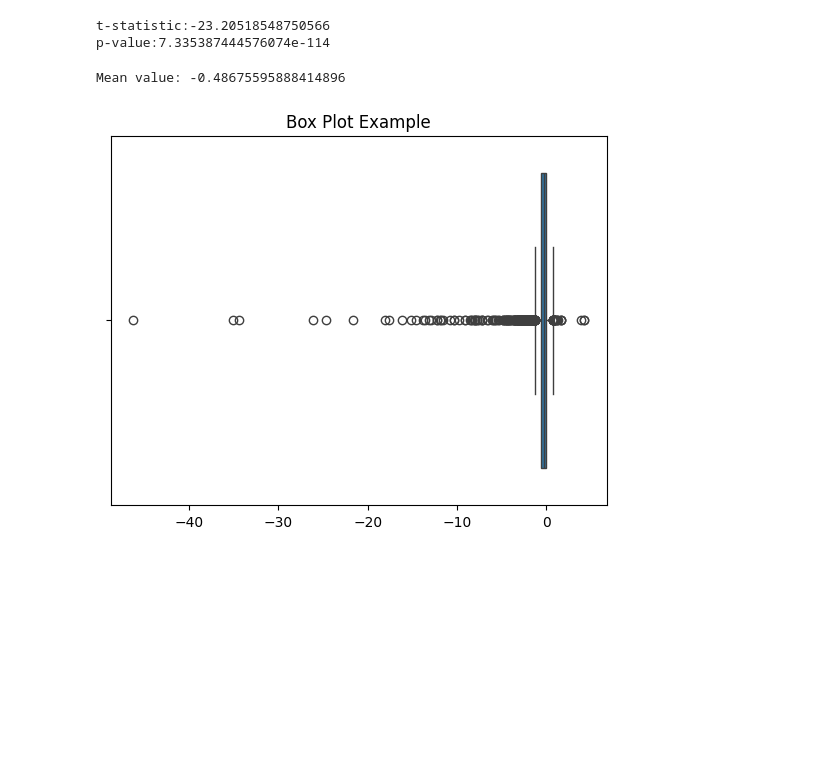
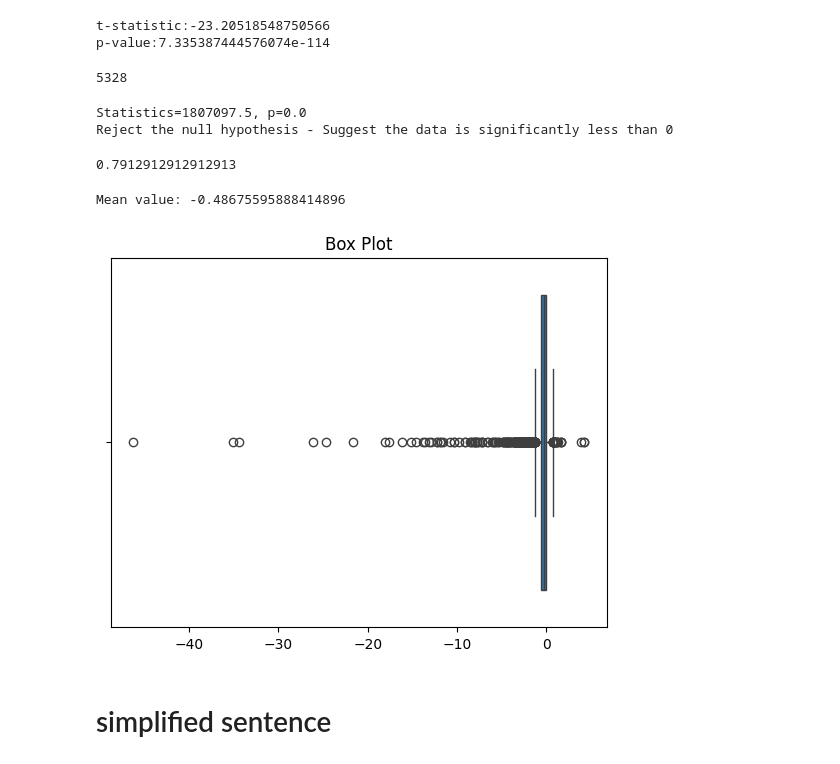
Before and after one commit to JiaxinQin0814/Ripple_Effect_Analysis, a Jupyter notebook: factors_experiments/factors.ipynb, the cells around one changed output. Drawn from its saved outputs; the diff is of its cells as text; code cells hidden in the pictures; blank space fills up the shorter version.

Commit message:
over ripple and simplified sentence

```diff
--- a/factors_experiments/factors.ipynb
+++ b/factors_experiments/factors.ipynb
@@ -86,21 +89,3 @@ def calculate_answer_probability(
 test_data_path = "/home/qjx0814/Ripple_Effect_Analysis/RippleEdits/InitialExperiments/prompt_data.json"
 with open(test_data_path,"r") as json_file:
     test_data = json.load(json_file)
-# %%
-import openai
-openai.api_key = "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"
-system_context = "Please simplify the following sentence to make it more easy to understand, here is an example\nOriginal sentence:'The name of the currency in the country of citizenship of Leonardo DiCaprio is'\n Modified sentence:'The currency Leonardo DiCaprio use is'"
-prompt = "The name of the continent which the country of citizenship of Taylor Swift is part of is"
-
-completion = openai.ChatCompletion.create(
-    model='gpt-4',
-    messages=[
-        {"role": "system", "content":system_context},
-        {"role": "user", "content": prompt},
-    ],
-    max_tokens=100,
-    stop=["\n"]
-)
-
-response_text = completion.choices[0].message['content']
-print(response_text)
@@ -110,7 +93,8 @@ The continent where Taylor Swift's citizenship country is located is
 # test negation curse at scale: about 1 hour
 from tqdm import tqdm
 negation_results = []
-negation_results_path = "negation_overripple_results.json"
+negation_results_path = "negation_overripple_simplified_sentence_results.json"
+system_context = "Please simplify the following sentence to make it more easy to understand, here is an example\nOriginal sentence:'The name of the currency in the country of citizenship of Leonardo DiCaprio is'\n Modified sentence:'The currency Leonardo DiCaprio use is'"
 
 all_queris = []
 for each_edit in test_data:
@@ -144,7 +128,20 @@ for one_data in tqdm(test_data):
         results_before = calculate_answer_probability(model,tokenizer,query['compositional_query']['prompt'],[query['compositional_query']['answer']])
         results_not_before = calculate_answer_probability(model,tokenizer,query['compositional_query']['prompt'] + " not",[query['compositional_query']['answer']])
 
+        simplified_prompt = query['compositional_query']['prompt']
+        completion = openai.ChatCompletion.create(
+            model='gpt-4',
+            messages=[
+                {"role": "system", "content":system_context},
+                {"role": "user", "content": simplified_prompt},
+            ],
+            max_tokens=100,
+            stop=["\n"]
+        )
+        response_text = completion.choices[0].message['content']
         # simplified query
+
+        simplified_results_edited = calculate_answer_probability(model_edited,tokenizer,response_text,[query['compositional_query']['answer']])
 
         selected_queries = random.sample(all_queris,3)
         results_other_list = []
@@ -153,6 +150,7 @@ for one_data in tqdm(test_data):
             # results_other_after_edit = calculate_answer_probability(model_edited,tokenizer,each_selected_query['compositional_query']['prompt'],[each_selected_query['compositional_query']['answer']])
             results_other_before_edit = calculate_answer_probability(model,tokenizer,each_selected_query['compositional_query']['prompt'],[edited_data['target']])
             results_other_after_edit = calculate_answer_probability(model_edited,tokenizer,each_selected_query['compositional_query']['prompt'],[edited_data['target']])
+
             results_other = {
                 'prompt': each_selected_query['compositional_query']['prompt'],
                 'true_answer': each_selected_query['compositional_query']['answer'],
@@ -161,16 +159,19 @@ for one_data in tqdm(test_data):
                 'edited_NLL': results_other_after_edit['NLL'],
                 'NLL_Diff': results_other_after_edit['NLL'] - results_other_before_edit['NLL']
             }
+
             results_other_list.append(results_other)
 
         negation_results.append({
             "prompt": results_edited['prompt'],
+            "simplified_prompt": response_text,
             "answer": results_edited['answers'],
             "edited_NLL": results_edited['NLL'],
             "before_NLL": results_before['NLL'],
             "answer_not": results_not_edited['answers'],
             "edited_NLL_not": results_not_edited['NLL'],
             "before_NLL_not": results_not_before['NLL'],
+            'edited_NLL_simplified': simplified_results_edited['NLL'],
             "NLL_Diff":  results_edited['NLL'] - results_before['NLL'],
             "Not_NLL_Diff": results_not_edited['NLL'] - results_not_before['NLL'],
             "other_queries": results_other_list
@@ -420,4 +421,31 @@ print("p-value:" + str(p_value_one_tailed))
 # %% [output]
 t-statistic:-23.20518548750566
 p-value:7.335387444576074e-114
+# %%
+len(whole_result)
+# %% [output]
+5328
+# %%
+from scipy.stats import wilcoxon
+
+# Perform the Wilcoxon signed-rank test
+stat, p = wilcoxon(whole_result, alternative='less')
+
+# Print the results
+print(f'Statistics={stat}, p={p}')
+
+# Interpret the result
+alpha = 0.05  # significance level
+if p < alpha:
+    print("Reject the null hypothesis - Suggest the data is significantly less than 0")
+else:
+    print("Fail to reject the null hypothesis - No suggestion that the data is significantly less than 0")
+# %% [output]
+Statistics=1807097.5, p=0.0
+Reject the null hypothesis - Suggest the data is significantly less than 0
+# %%
+a = sum([i <= 0 for i in whole_result])
+a/len(whole_result)
+# %% [output]
+0.7912912912912913
 # %%
@@ -430,11 +456,13 @@ Mean value: -0.48675595888414896
 # %%
 # Creating the box plot
 sns.boxplot(x=whole_result)
 
 # Adding title
-plt.title('Box Plot Example')
+plt.title('Box Plot')
 
 # Displaying the plot
 plt.show()
 # %% [output]
-[figure, old version]
+[figure, new version]
+# %% [markdown]
+# simplified sentence
```
Also changed, not shown: parts of 8 cells of this notebook, 3 other files.
